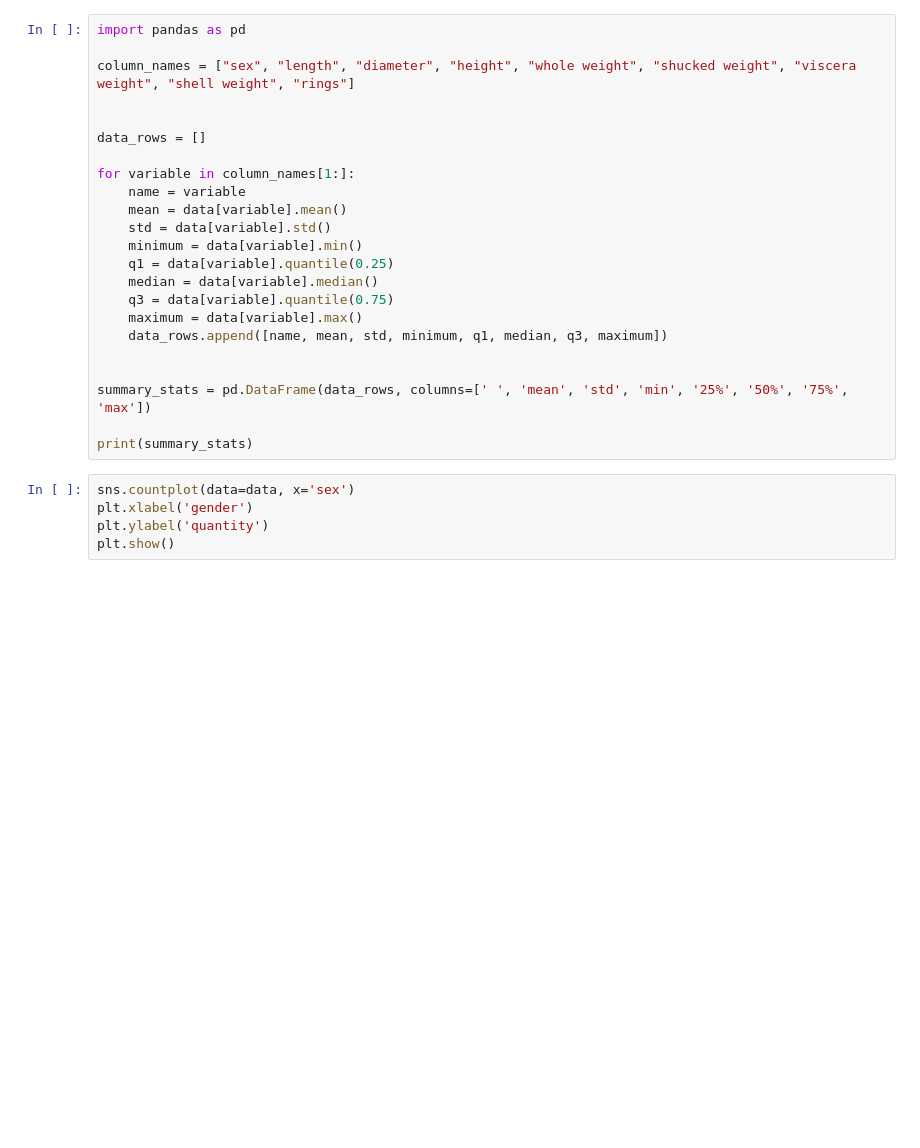
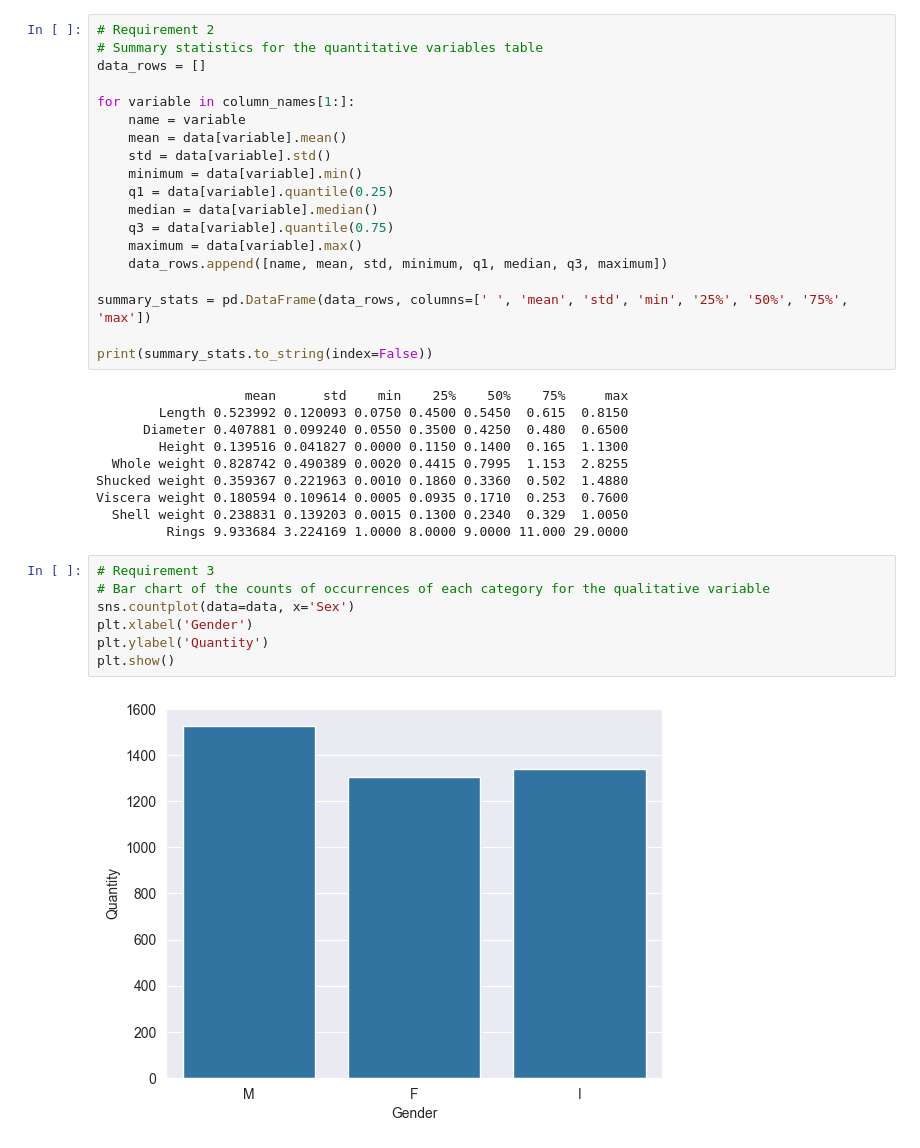
Before and after one commit to mikapikafika/python, a Jupyter notebook: zad1/main.ipynb, the cells around one changed output. Drawn from its saved outputs; the diff is of its cells as text; blank space fills up the shorter version.

```diff
--- a/zad1/main.ipynb
+++ b/zad1/main.ipynb
@@ -23,9 +29,6 @@ print(gender_quantity)
 # %%
-import pandas as pd
-
-column_names = ["sex", "length", "diameter", "height", "whole weight", "shucked weight", "viscera weight", "shell weight", "rings"]
-
-
+# Requirement 2
+# Summary statistics for the quantitative variables table
 data_rows = []
 
 for variable in column_names[1:]:
@@ -39,13 +42,26 @@ for variable in column_names[1:]:
     maximum = data[variable].max()
     data_rows.append([name, mean, std, minimum, q1, median, q3, maximum])
 
-
 summary_stats = pd.DataFrame(data_rows, columns=[' ', 'mean', 'std', 'min', '25%', '50%', '75%', 'max'])
 
-print(summary_stats)
+print(summary_stats.to_string(index=False))
+# %% [output]
+                   mean      std    min    25%    50%    75%     max
+        Length 0.523992 0.120093 0.0750 0.4500 0.5450  0.615  0.8150
+      Diameter 0.407881 0.099240 0.0550 0.3500 0.4250  0.480  0.6500
+        Height 0.139516 0.041827 0.0000 0.1150 0.1400  0.165  1.1300
+  Whole weight 0.828742 0.490389 0.0020 0.4415 0.7995  1.153  2.8255
+Shucked weight 0.359367 0.221963 0.0010 0.1860 0.3360  0.502  1.4880
+Viscera weight 0.180594 0.109614 0.0005 0.0935 0.1710  0.253  0.7600
+  Shell weight 0.238831 0.139203 0.0015 0.1300 0.2340  0.329  1.0050
+         Rings 9.933684 3.224169 1.0000 8.0000 9.0000 11.000 29.0000
-# %%
-sns.countplot(data=data, x='sex')
-plt.xlabel('gender')
-plt.ylabel('quantity')
-plt.show()
+# %%
+# Requirement 3
+# Bar chart of the counts of occurrences of each category for the qualitative variable
+sns.countplot(data=data, x='Sex')
+plt.xlabel('Gender')
+plt.ylabel('Quantity')
+plt.show()
+# %% [output]
+[figure, added]
 # %%
```
Also changed, not shown: parts of 10 cells of this notebook.
